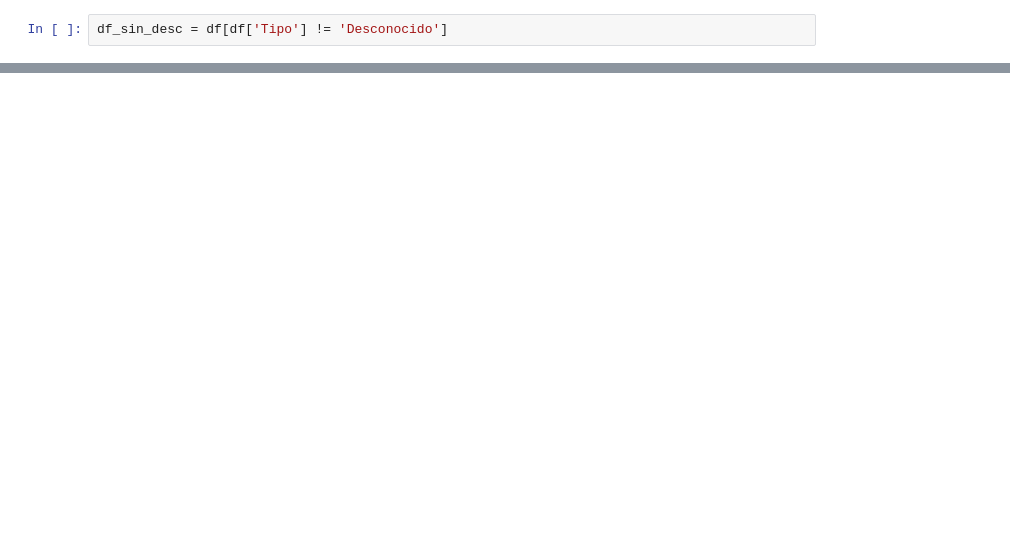
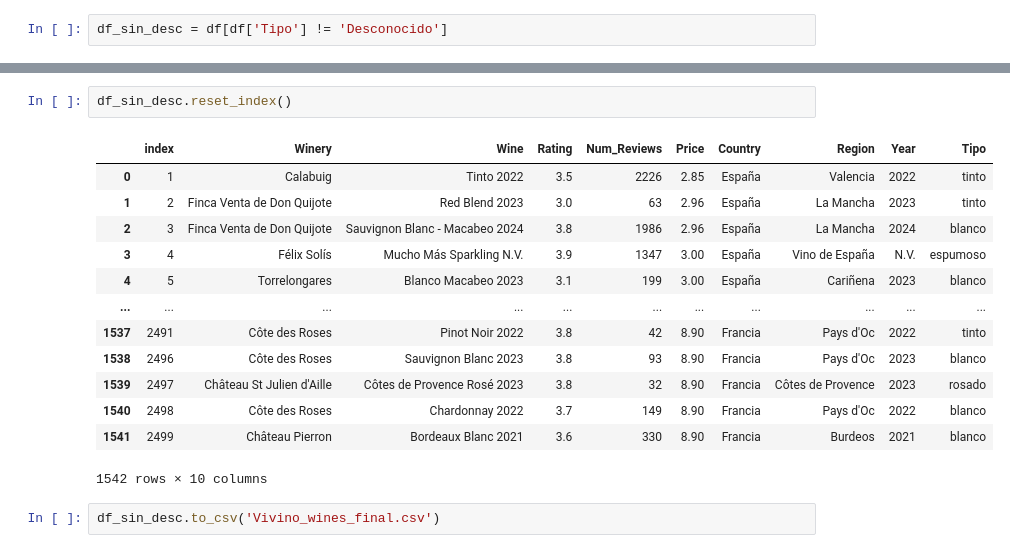
Before and after one commit to Yolanda-Ser/project-da-promo-k-modulo-4-team-1-, a Jupyter notebook: datos_vinos.ipynb, the cells around one changed output, grey strips where cells are left out. Drawn from its saved outputs; the diff is of its cells as text; blank space fills up the shorter version.

```diff
--- a/datos_vinos.ipynb
+++ b/datos_vinos.ipynb
@@ -597 +608,19 @@ Portugal    485
 Name: Tipo, dtype: int64
+# %%
+df_sin_desc.reset_index()
+# %% [output]
+|  | index | Winery | Wine | Rating | Num_Reviews | Price | Country | Region | Year | Tipo |
+| 0 | 1 | Calabuig | Tinto 2022 | 3.5 | 2226 | 2.85 | España | Valencia | 2022 | tinto |
+| 1 | 2 | Finca Venta de Don Quijote | Red Blend 2023 | 3.0 | 63 | 2.96 | España | La Mancha | 2023 | tinto |
+| 2 | 3 | Finca Venta de Don Quijote | Sauvignon Blanc - Macabeo 2024 | 3.8 | 1986 | 2.96 | España | La Mancha | 2024 | blanco |
+| 3 | 4 | Félix Solís | Mucho Más Sparkling N.V. | 3.9 | 1347 | 3.00 | España | Vino de España | N.V. | espumoso |
+| 4 | 5 | Torrelongares | Blanco Macabeo 2023 | 3.1 | 199 | 3.00 | España | Cariñena | 2023 | blanco |
+| ... | ... | ... | ... | ... | ... | ... | ... | ... | ... | ... |
+| 1537 | 2491 | Côte des Roses | Pinot Noir 2022 | 3.8 | 42 | 8.90 | Francia | Pays d'Oc | 2022 | tinto |
+| 1538 | 2496 | Côte des Roses | Sauvignon Blanc 2023 | 3.8 | 93 | 8.90 | Francia | Pays d'Oc | 2023 | blanco |
+| 1539 | 2497 | Château St Julien d'Aille | Côtes de Provence Rosé 2023 | 3.8 | 32 | 8.90 | Francia | Côtes de Provence | 2023 | rosado |
+| 1540 | 2498 | Côte des Roses | Chardonnay 2022 | 3.7 | 149 | 8.90 | Francia | Pays d'Oc | 2022 | blanco |
+| 1541 | 2499 | Château Pierron | Bordeaux Blanc 2021 | 3.6 | 330 | 8.90 | Francia | Burdeos | 2021 | blanco |
+1542 rows × 10 columns
+# %%
+df_sin_desc.to_csv('Vivino_wines_final.csv')
```
Also changed, not shown: parts of 10 cells of this notebook, 1 other file.
